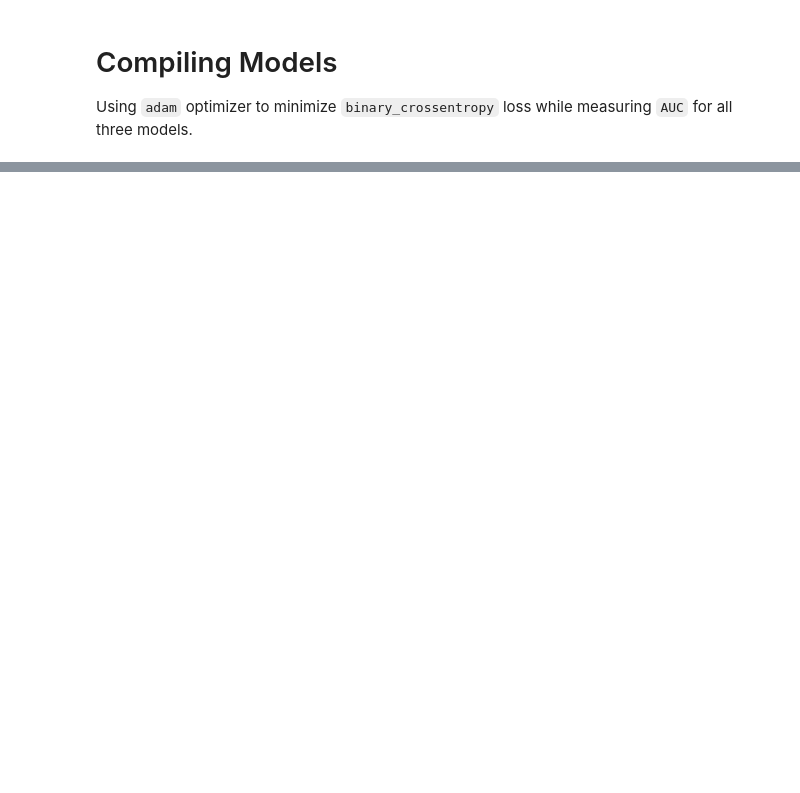
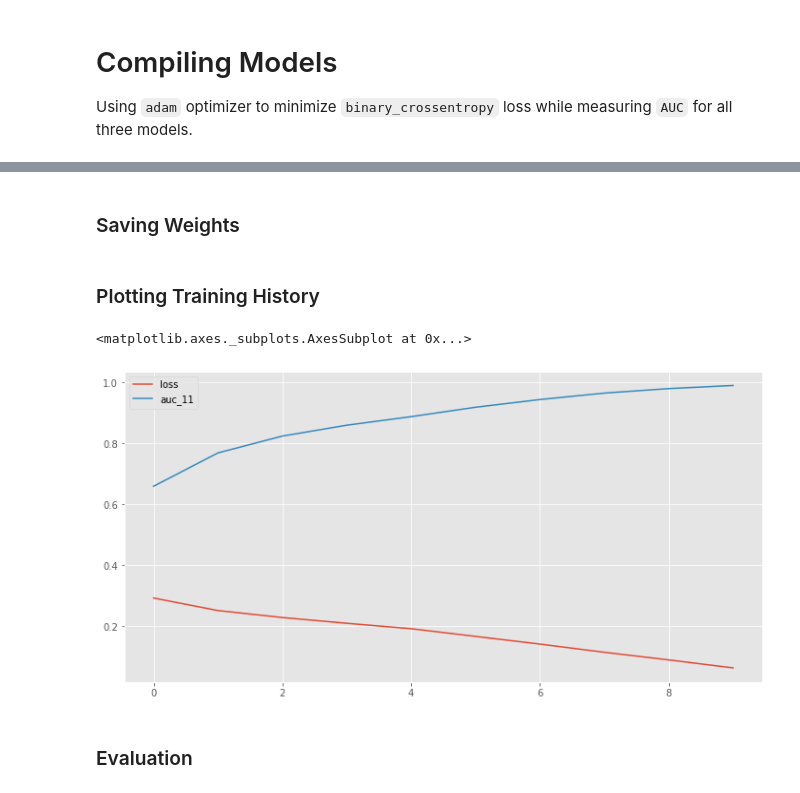
Before and after one commit to SMS-NED16/FYP-DL, a Jupyter notebook: fyp-assignments/08_WDNN_Model/00_WDNN_Zheng.ipynb, the cells around one changed output, grey strips where cells are left out. Saved outputs shown, nothing was run; the diff lists cells and outputs as text; code cells hidden in the pictures; blank space fills up the shorter version.

Commit message:
Add WDNN bug fixes, result conversion helper function, and results for Zheng's models

```diff
--- a/fyp-assignments/08_WDNN_Model/00_WDNN_Zheng.ipynb
+++ b/fyp-assignments/08_WDNN_Model/00_WDNN_Zheng.ipynb
@@ -258,7 +293,7 @@ df.head()
 ## Extracting Features and Labels
 # %%
 # Second column - FLAG - is the target
-targets = df.iloc[:, 1]
+targets = df['FLAG']
 # %%
 # Third column onwards are kWhs - these are our features
 features = df.iloc[:, 2:]
@@ -642,0 +699,3 @@ for model in [wnn_model, cnn_model, wdnn_model]:
+# %%
+wdnn_history = wdnn_model.fit(x=[X_train_std_2D, X_train_std], y=y_train_std,
+                              epochs=10, batch_size=128, verbose=1)
@@ -642,0 +723,2 @@ for model in [wnn_model, cnn_model, wdnn_model]:
+# %% [markdown]
+### Saving Weights
@@ -642,0 +727,9 @@ for model in [wnn_model, cnn_model, wdnn_model]:
+# %% [markdown]
+### Plotting Training History
+# %%
+pd.DataFrame(wdnn_history.history).plot(figsize=(12, 6 ))
+# %% [output]
+<matplotlib.axes._subplots.AxesSubplot at 0x...>
+[figure, added]
+# %% [markdown]
+### Evaluation
```
Also changed, not shown: parts of 40 cells of this notebook.
